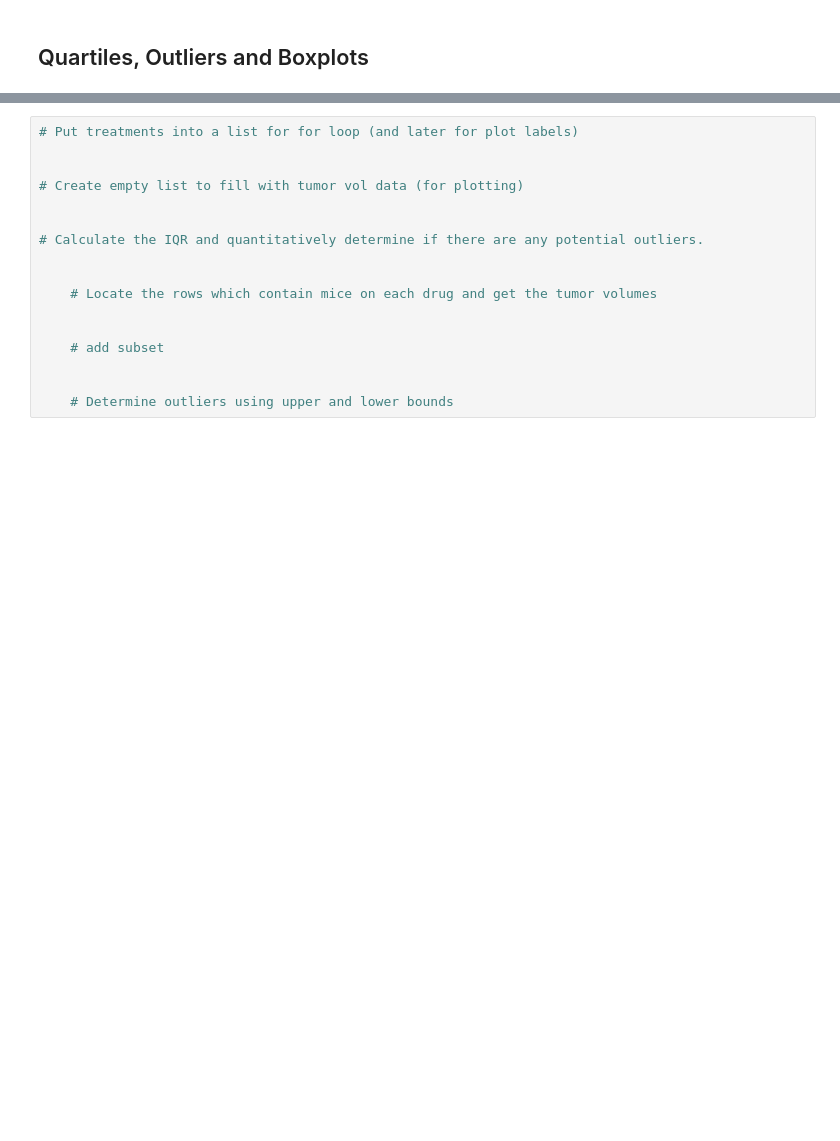
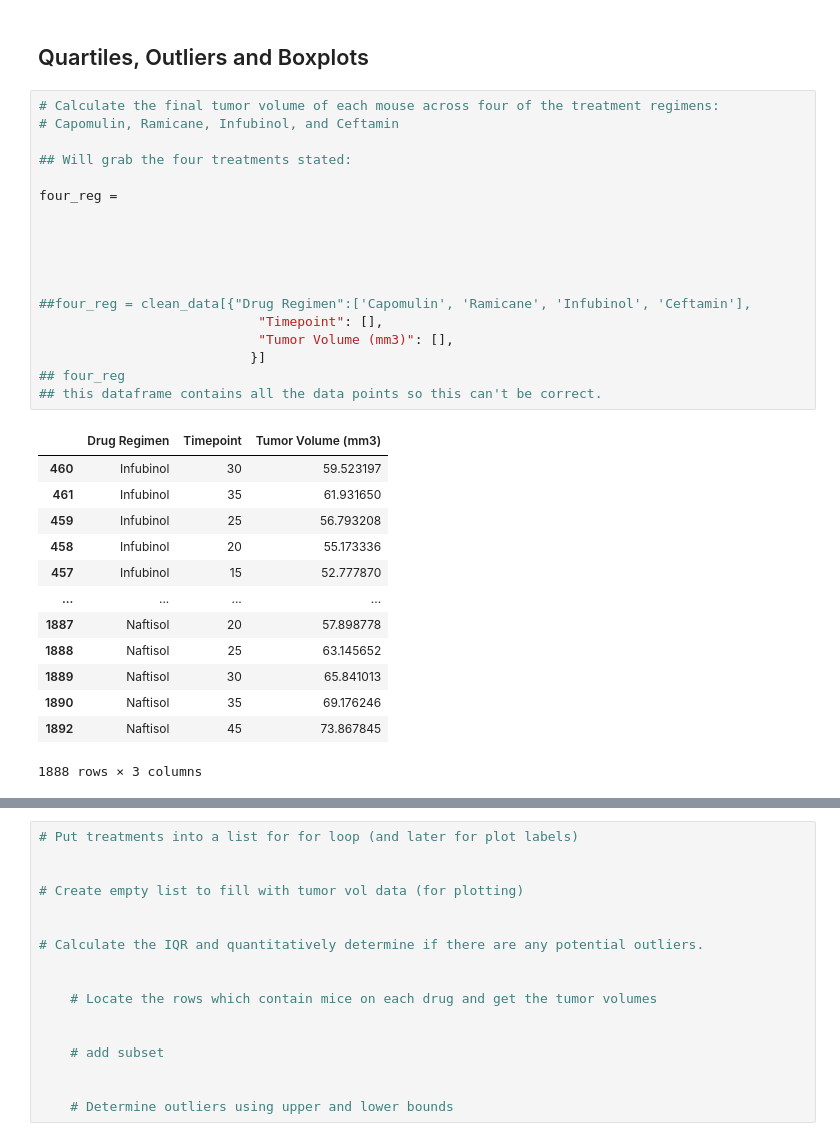
Before and after one commit to pasco27/matplotlib_homework, a Jupyter notebook: pymaceuticals_pascarella1.ipynb, the cells around one changed output, grey strips where cells are left out. Saved outputs shown, nothing was run; the diff lists cells and outputs as text; blank space fills up the shorter version.

```diff
--- a/pymaceuticals_pascarella1.ipynb
+++ b/pymaceuticals_pascarella1.ipynb
@@ -266,4 +269,36 @@ plt.show()
 [figure]
 # %% [markdown]
 ## Quartiles, Outliers and Boxplots
+# %%
+# Calculate the final tumor volume of each mouse across four of the treatment regimens:
+# Capomulin, Ramicane, Infubinol, and Ceftamin
+
+## Will grab the four treatments stated:
+
+four_reg =
+
+
+
+
+
+##four_reg = clean_data[{"Drug Regimen":['Capomulin', 'Ramicane', 'Infubinol', 'Ceftamin'],
+                            "Timepoint": [],
+                            "Tumor Volume (mm3)": [],
+                           }]
+## four_reg
+## this dataframe contains all the data points so this can't be correct.
+# %% [output]
+|  | Drug Regimen | Timepoint | Tumor Volume (mm3) |
+| 460 | Infubinol | 30 | 59.523197 |
+| 461 | Infubinol | 35 | 61.931650 |
+| 459 | Infubinol | 25 | 56.793208 |
+| 458 | Infubinol | 20 | 55.173336 |
+| 457 | Infubinol | 15 | 52.777870 |
+| ... | ... | ... | ... |
+| 1887 | Naftisol | 20 | 57.898778 |
+| 1888 | Naftisol | 25 | 63.145652 |
+| 1889 | Naftisol | 30 | 65.841013 |
+| 1890 | Naftisol | 35 | 69.176246 |
+| 1892 | Naftisol | 45 | 73.867845 |
+1888 rows × 3 columns
 # %%
```
Also changed, not shown: parts of 7 cells of this notebook.
